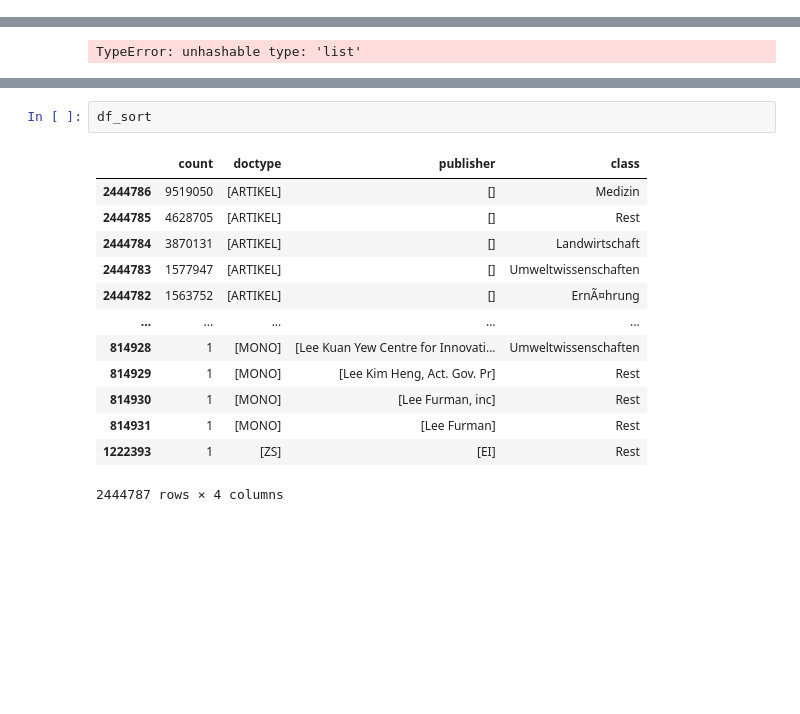
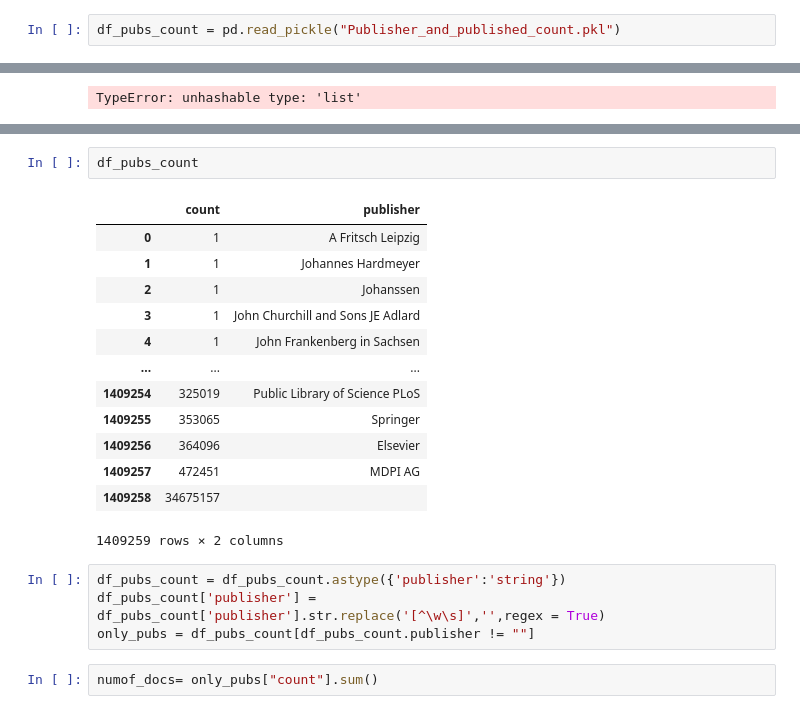
Before and after one commit to MTPKo/Bachelor-Arbeit, a Jupyter notebook: notebooks/analysis/exploration.ipynb, the cells around one changed output, grey strips where cells are left out. Saved outputs shown, nothing was run; the diff lists cells and outputs as text; blank space fills up the shorter version.

```diff
--- a/notebooks/analysis/exploration.ipynb
+++ b/notebooks/analysis/exploration.ipynb
@@ -10,5 +10,7 @@ df_pubs = pd.read_pickle("pubs_class_distribution.pkl")
 df_db_class = pd.read_pickle("db_sub_and_class_count.pkl")
 # %%
 df_class_distr = pd.read_pickle("class_distribution.pkl")
+# %%
+df_pubs_count = pd.read_pickle("Publisher_and_published_count.pkl")
 # %%
 df_doctype_distr = pd.read_pickle('pubs_class_doctype_distribution.pkl')
@@ -143,16 +149,22 @@ df_sort = df_doctype_distr.sort_values(by=["count"],ascending = False)
-# %%
-df_sort
-# %% [output]
-|  | count | doctype | publisher | class |
-| 2444786 | 9519050 | [ARTIKEL] | [] | Medizin |
-| 2444785 | 4628705 | [ARTIKEL] | [] | Rest |
-| 2444784 | 3870131 | [ARTIKEL] | [] | Landwirtschaft |
-| 2444783 | 1577947 | [ARTIKEL] | [] | Umweltwissenschaften |
-| 2444782 | 1563752 | [ARTIKEL] | [] | ErnÃ¤hrung |
-| ... | ... | ... | ... | ... |
-| 814928 | 1 | [MONO] | [Lee Kuan Yew Centre for Innovati... | Umweltwissenschaften |
-| 814929 | 1 | [MONO] | [Lee Kim Heng, Act. Gov. Pr] | Rest |
-| 814930 | 1 | [MONO] | [Lee Furman, inc] | Rest |
-| 814931 | 1 | [MONO] | [Lee Furman] | Rest |
-| 1222393 | 1 | [ZS] | [EI] | Rest |
-2444787 rows × 4 columns
+# %%
+df_pubs_count
+# %% [output]
+|  | count | publisher |
+| 0 | 1 | A Fritsch Leipzig |
+| 1 | 1 | Johannes Hardmeyer |
+| 2 | 1 | Johanssen |
+| 3 | 1 | John Churchill and Sons JE Adlard |
+| 4 | 1 | John Frankenberg in Sachsen |
+| ... | ... | ... |
+| 1409254 | 325019 | Public Library of Science PLoS |
+| 1409255 | 353065 | Springer |
+| 1409256 | 364096 | Elsevier |
+| 1409257 | 472451 | MDPI AG |
+| 1409258 | 34675157 |  |
+1409259 rows × 2 columns
+# %%
+df_pubs_count = df_pubs_count.astype({'publisher':'string'})
+df_pubs_count['publisher'] = df_pubs_count['publisher'].str.replace('[^\w\s]','',regex = True)
+only_pubs = df_pubs_count[df_pubs_count.publisher != ""]
+# %%
+numof_docs= only_pubs["count"].sum()
```
Also changed, not shown: parts of 4 cells of this notebook, 1 other file.
